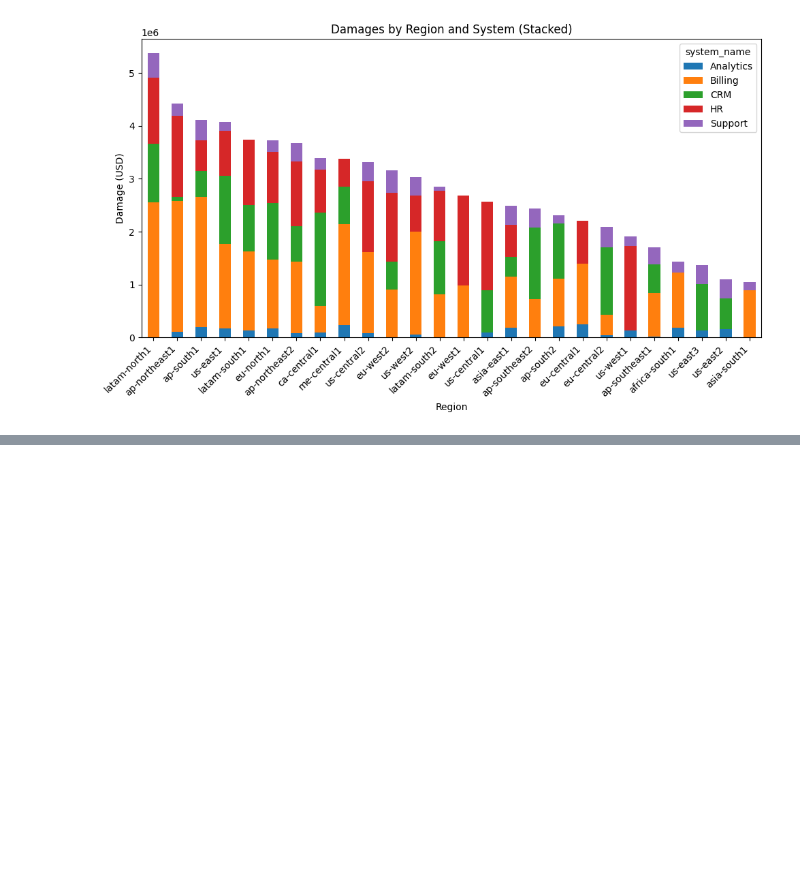
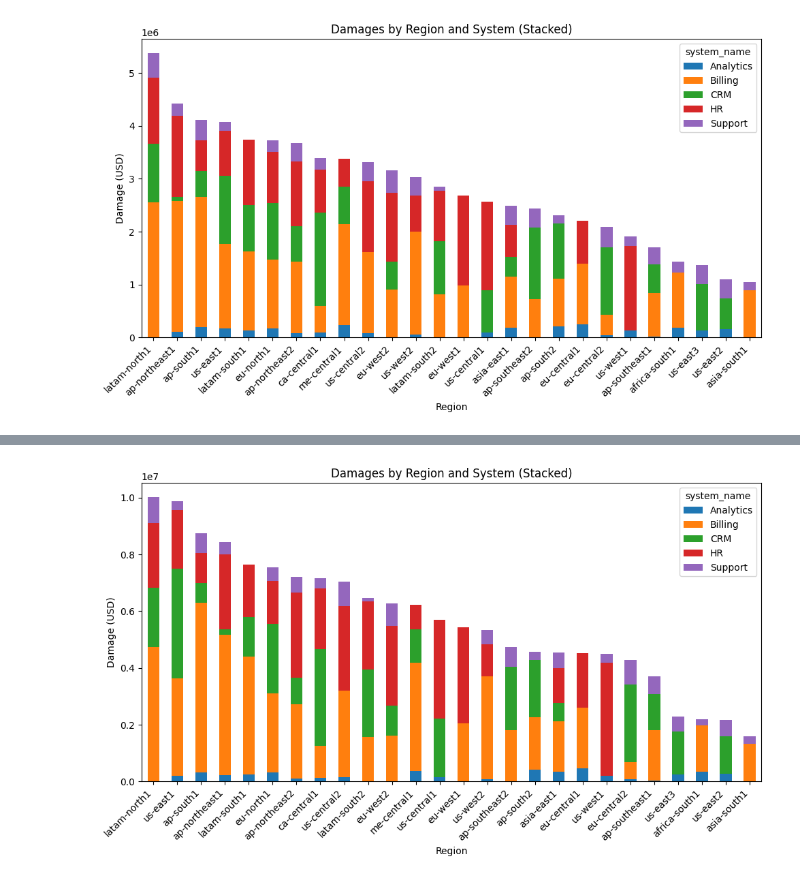
Before and after one commit to ssinlao/mini-data-analysts, a Jupyter notebook: mini-itc-code.ipynb, the cells around one changed output, grey strips where cells are left out. Cells and saved outputs as stored; diff of their text form; code cells hidden in the pictures; blank space fills up the shorter version.

Commit message:
plot weighted by the amount of time it took to fix

```diff
--- a/mini-itc-code.ipynb
+++ b/mini-itc-code.ipynb
@@ -108,0 +160,17 @@ plt.show()
+# %%
+#plot
+
+ax = weighted_by_region
+ax = ax.drop(columns='total_weighted_region_damage_usd').plot(
+    kind='bar',
+    stacked=True,
+    figsize=(10, 6)
+)
+ax.set_xlabel('Region')
+ax.set_ylabel('Damage (USD)')
+ax.set_title('Damages by Region and System (Stacked)')
+plt.xticks(rotation=45, ha='right')
+plt.tight_layout()
+plt.show()
+# %% [output]
+[figure, added]
```
Also changed, not shown: parts of 5 cells of this notebook.
